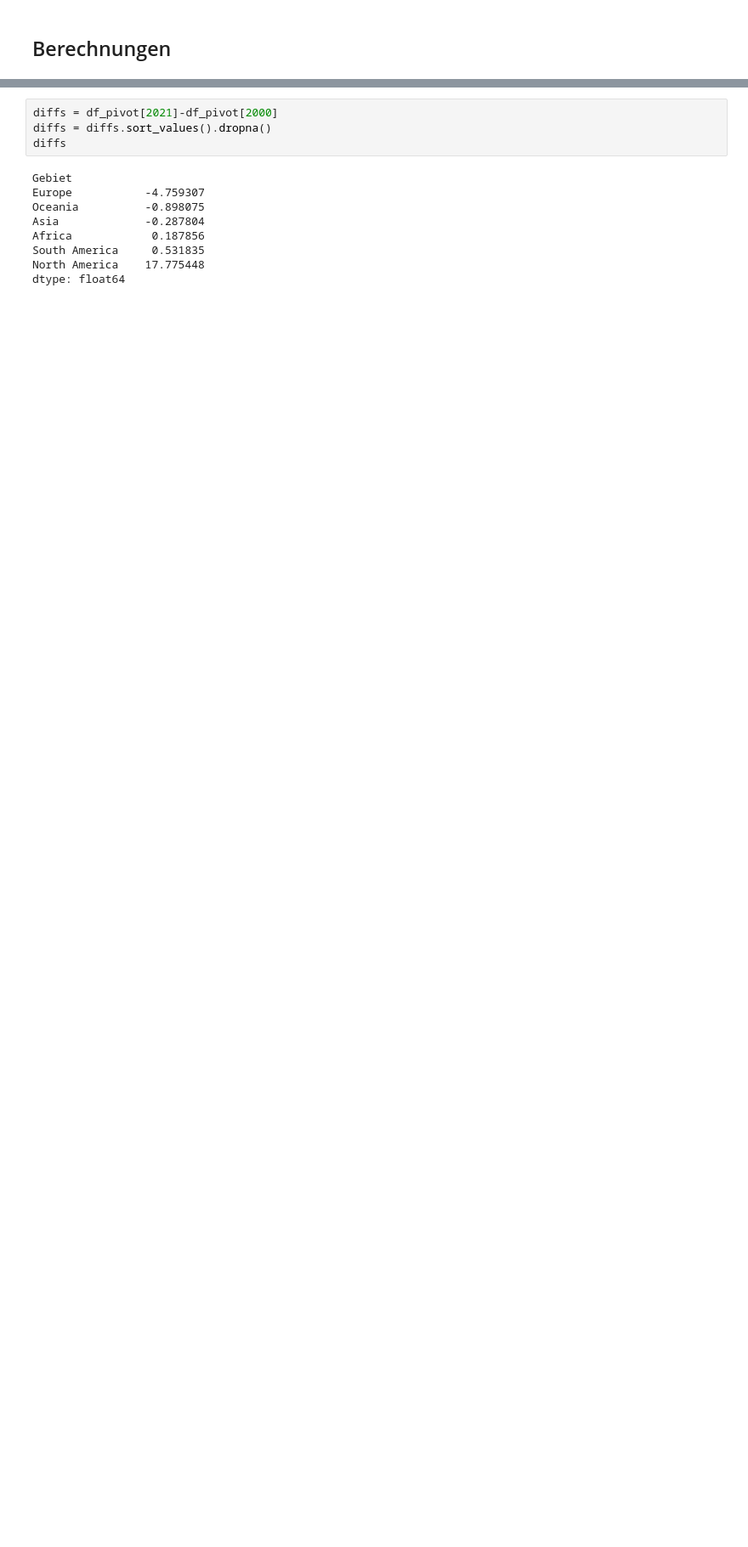
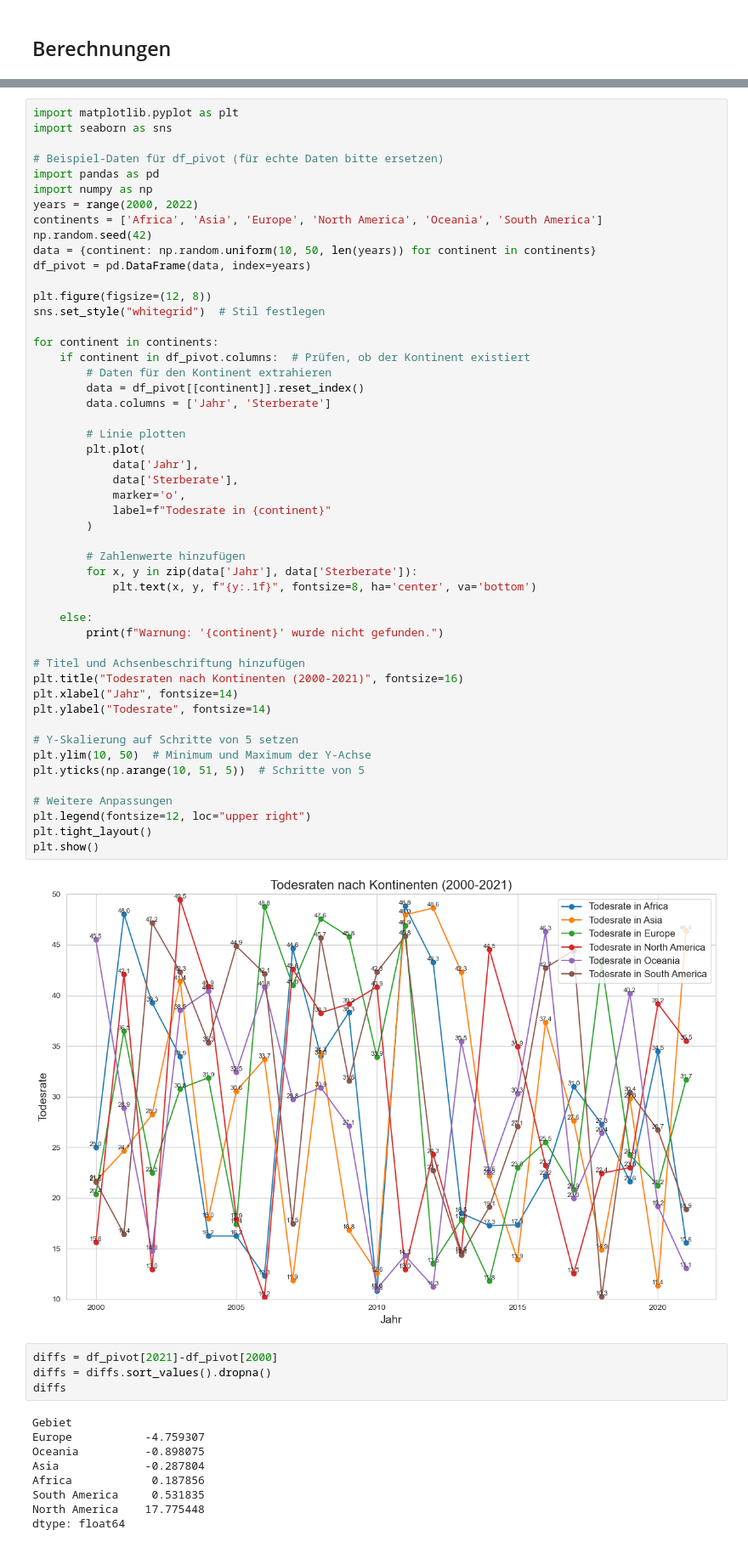
Before and after one commit to Joyce-ops/BMLD-LN2-Carmen-Mcqulat-Joyce, a Jupyter notebook: Leistungsnachweis 2.ipynb, the cells around one changed output, grey strips where cells are left out. Shown at 85% size. Saved outputs shown, nothing was run; the diff lists cells and outputs as text; blank space fills up the shorter version.

```diff
--- a/Leistungsnachweis 2.ipynb
+++ b/Leistungsnachweis 2.ipynb
@@ -463,6 +553,58 @@ plt.tight_layout()
 plt.show()
 # %% [output]
 [figure]
+# %%
+import matplotlib.pyplot as plt
+import seaborn as sns
+
+# Beispiel-Daten für df_pivot (für echte Daten bitte ersetzen)
+import pandas as pd
+import numpy as np
+years = range(2000, 2022)
+continents = ['Africa', 'Asia', 'Europe', 'North America', 'Oceania', 'South America']
+np.random.seed(42)
+data = {continent: np.random.uniform(10, 50, len(years)) for continent in continents}
+df_pivot = pd.DataFrame(data, index=years)
+
+plt.figure(figsize=(12, 8))
+sns.set_style("whitegrid")  # Stil festlegen
+
+for continent in continents:
+    if continent in df_pivot.columns:  # Prüfen, ob der Kontinent existiert
+        # Daten für den Kontinent extrahieren
+        data = df_pivot[[continent]].reset_index()
+        data.columns = ['Jahr', 'Sterberate']
+
+        # Linie plotten
+        plt.plot(
+            data['Jahr'],
+            data['Sterberate'],
+            marker='o',
+            label=f"Todesrate in {continent}"
+        )
+
+        # Zahlenwerte hinzufügen
+        for x, y in zip(data['Jahr'], data['Sterberate']):
+            plt.text(x, y, f"{y:.1f}", fontsize=8, ha='center', va='bottom')
+
+    else:
+        print(f"Warnung: '{continent}' wurde nicht gefunden.")
+
+# Titel und Achsenbeschriftung hinzufügen
+plt.title("Todesraten nach Kontinenten (2000-2021)", fontsize=16)
+plt.xlabel("Jahr", fontsize=14)
+plt.ylabel("Todesrate", fontsize=14)
+
+# Y-Skalierung auf Schritte von 5 setzen
+plt.ylim(10, 50)  # Minimum und Maximum der Y-Achse
+plt.yticks(np.arange(10, 51, 5))  # Schritte von 5
+
+# Weitere Anpassungen
+plt.legend(fontsize=12, loc="upper right")
+plt.tight_layout()
+plt.show()
+# %% [output]
+[figure, added]
 # %%
 diffs = df_pivot[2021]-df_pivot[2000]
 diffs = diffs.sort_values().dropna()
```
Also changed, not shown: parts of 2 cells of this notebook.
